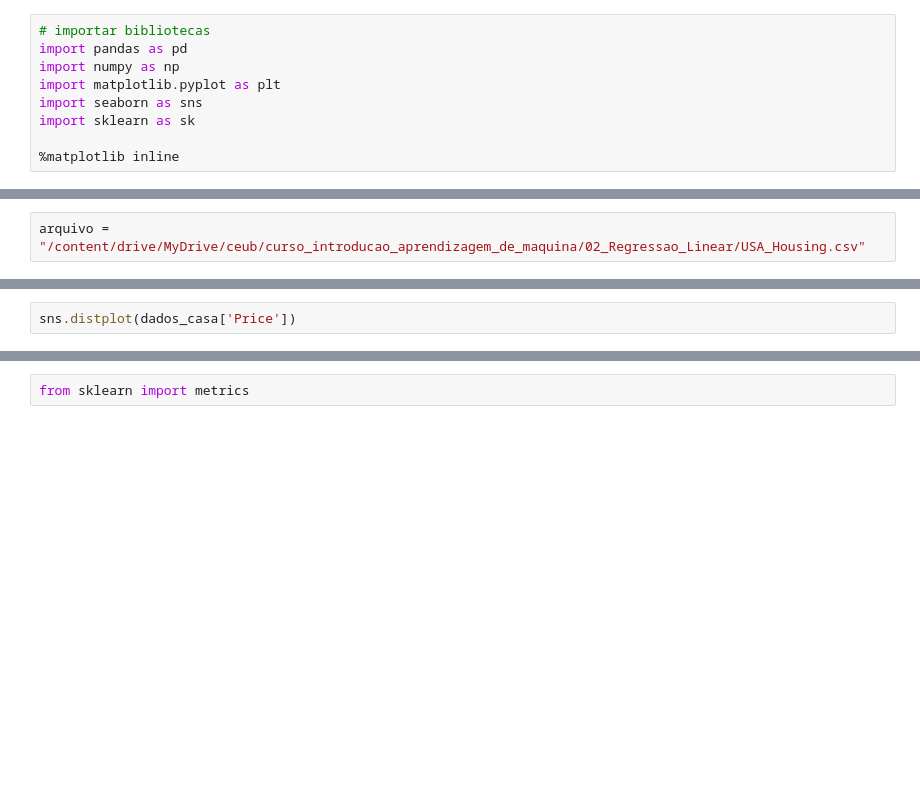
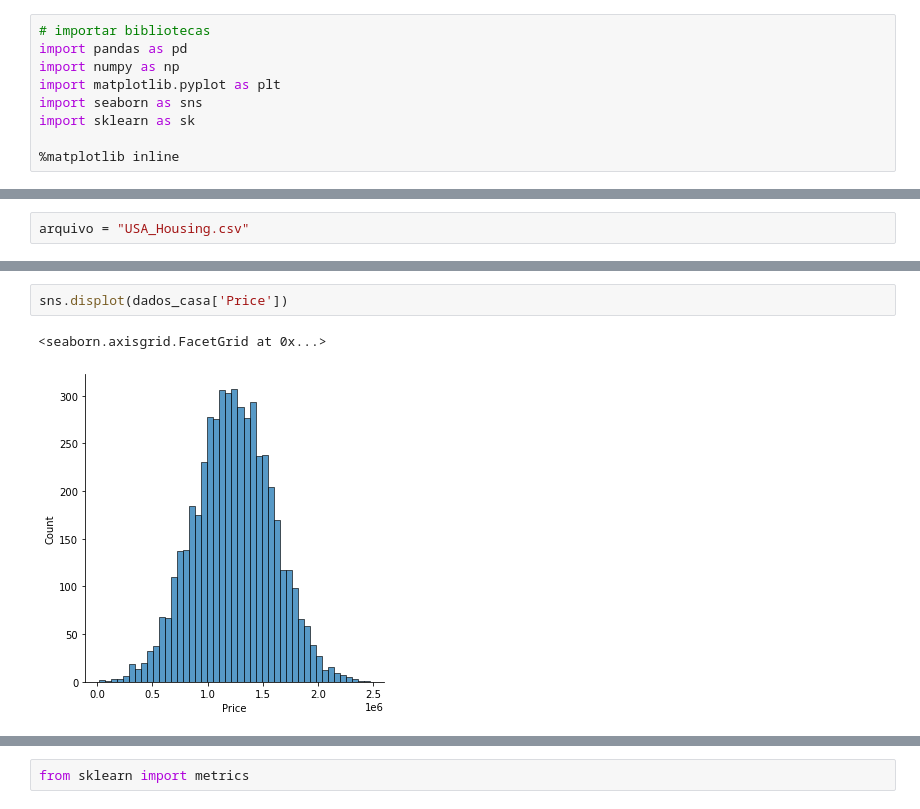
Before and after one commit to morecodelesstalk/data_science_linear_regression_USA_housing, a Jupyter notebook: USAHousing.ipynb, the cells around one changed output, grey strips where cells are left out. Saved outputs shown, nothing was run; the diff lists cells and outputs as text; blank space fills up the shorter version.

```diff
--- a/USAHousing.ipynb
+++ b/USAHousing.ipynb
@@ -30,2 +32,2 @@ import sklearn as sk
 # %%
-arquivo = "/content/drive/MyDrive/ceub/curso_introducao_aprendizagem_de_maquina/02_Regressao_Linear/USA_Housing.csv"
+arquivo = "USA_Housing.csv"
@@ -92,5 +126,8 @@ sns.pairplot(dados_casa)
 # %%
-sns.distplot(dados_casa['Price'])
+sns.displot(dados_casa['Price'])
+# %% [output]
+<seaborn.axisgrid.FacetGrid at 0x...>
+[figure, added]
 # %%
 correlacoes = dados_casa.corr()
 correlacoes
```
Also changed, not shown: parts of 88 cells of this notebook, 1 other file.
